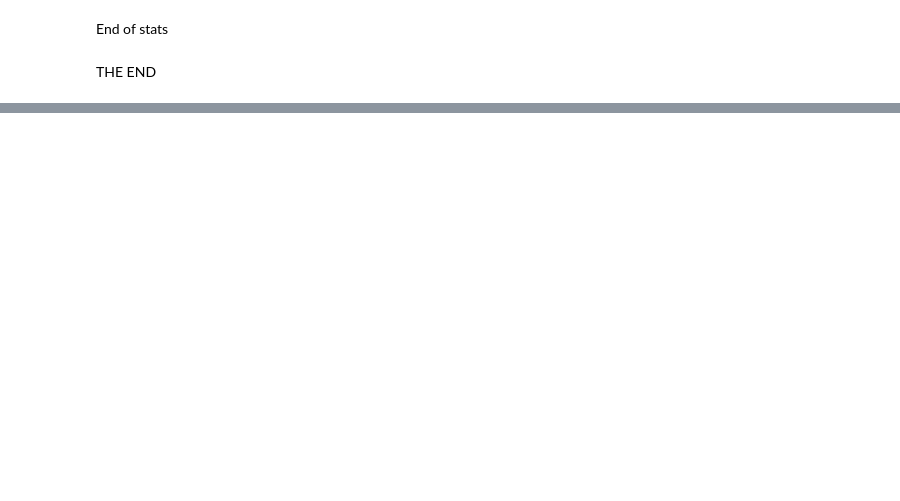
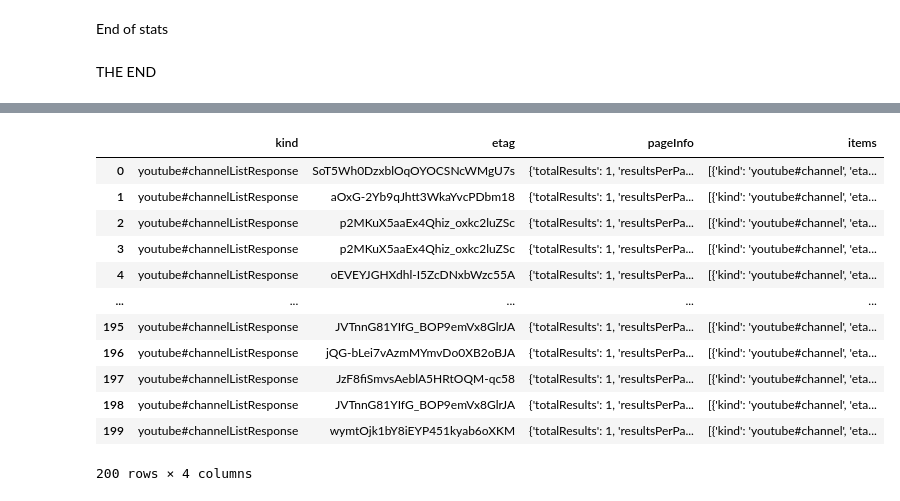
Before and after one commit to jeroenmaagdenberg/FLStudio_Tutorials_Youtube, a Jupyter notebook: FL studio on Youtube.ipynb, the cells around one changed output, grey strips where cells are left out. Drawn from its saved outputs; the diff is of its cells as text; code cells hidden in the pictures; blank space fills up the shorter version.

```diff
--- a/FL studio on Youtube.ipynb
+++ b/FL studio on Youtube.ipynb
@@ -248,8 +355,22 @@ for item in content:
 # %%
 # read json df for channel
 
 import pandas as pd
-dfsnip = pd.read_json(r'channel_output.json', orient = 'records')
-dfsnip
+dfchn = pd.read_json(r'channel_output.json', orient = 'records')
+dfchn
+# %% [output]
+|  | kind | etag | pageInfo | items |
+| 0 | youtube#channelListResponse | SoT5Wh0DzxblOqOYOCSNcWMgU7s | {'totalResults': 1, 'resultsPerPa... | [{'kind': 'youtube#channel', 'eta... |
+| 1 | youtube#channelListResponse | aOxG-2Yb9qJhtt3WkaYvcPDbm18 | {'totalResults': 1, 'resultsPerPa... | [{'kind': 'youtube#channel', 'eta... |
+| 2 | youtube#channelListResponse | p2MKuX5aaEx4Qhiz_oxkc2luZSc | {'totalResults': 1, 'resultsPerPa... | [{'kind': 'youtube#channel', 'eta... |
+| 3 | youtube#channelListResponse | p2MKuX5aaEx4Qhiz_oxkc2luZSc | {'totalResults': 1, 'resultsPerPa... | [{'kind': 'youtube#channel', 'eta... |
+| 4 | youtube#channelListResponse | oEVEYJGHXdhl-I5ZcDNxbWzc55A | {'totalResults': 1, 'resultsPerPa... | [{'kind': 'youtube#channel', 'eta... |
+| ... | ... | ... | ... | ... |
+| 195 | youtube#channelListResponse | JVTnnG81YIfG_BOP9emVx8GlrJA | {'totalResults': 1, 'resultsPerPa... | [{'kind': 'youtube#channel', 'eta... |
+| 196 | youtube#channelListResponse | jQG-bLei7vAzmMYmvDo0XB2oBJA | {'totalResults': 1, 'resultsPerPa... | [{'kind': 'youtube#channel', 'eta... |
+| 197 | youtube#channelListResponse | JzF8fiSmvsAeblA5HRtOQM-qc58 | {'totalResults': 1, 'resultsPerPa... | [{'kind': 'youtube#channel', 'eta... |
+| 198 | youtube#channelListResponse | JVTnnG81YIfG_BOP9emVx8GlrJA | {'totalResults': 1, 'resultsPerPa... | [{'kind': 'youtube#channel', 'eta... |
+| 199 | youtube#channelListResponse | wymtOjk1bY8iEYP451kyab6oXKM | {'totalResults': 1, 'resultsPerPa... | [{'kind': 'youtube#channel', 'eta... |
+200 rows × 4 columns
 # %%
 # write df for channel to csv
```
Also changed, not shown: parts of 14 cells of this notebook.
